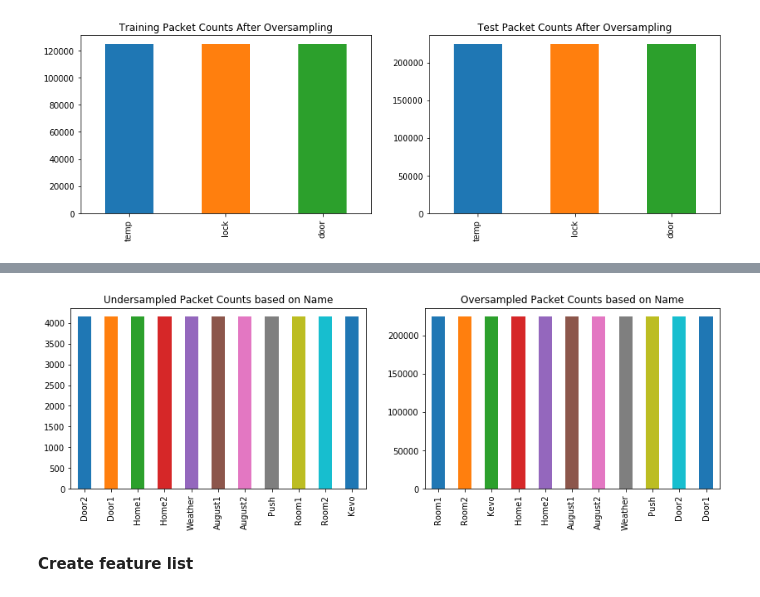
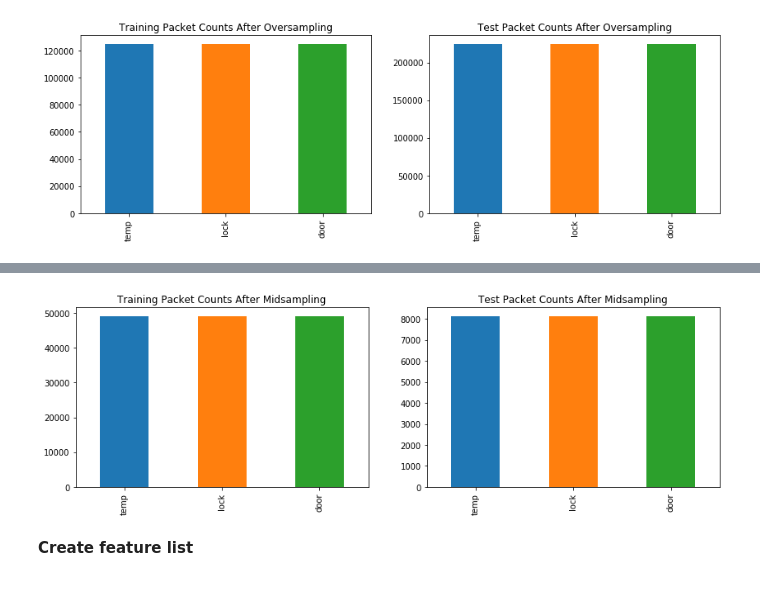
Before and after one commit to 7high/thesis, a Jupyter notebook: ble_data_processing.ipynb, the cells around one changed output, grey strips where cells are left out. Cells and saved outputs as stored; diff of their text form; code cells hidden in the pictures.

```diff
--- a/ble_data_processing.ipynb
+++ b/ble_data_processing.ipynb
@@ -117,15 +110,23 @@ df["Name"].value_counts().plot(kind='bar', title="Unsampled Packet Counts based
 # %%
-category = "Name"
-df_name_undersample = b.resample(df, kind="under", category=category)
-df_name_oversample = b.resample(df, kind="over", category=category)
+# 3rd technique - Random midsampling:
+kind = "mid"
+category = "DeviceType"
+df_train_midsampled = b.resample(df_train, kind=kind, category=category)
+df_test_midsampled = b.resample(df_test, kind=kind, category=category)
 
+
+# Plot changes
 plt.subplots(1, 2, figsize=(14,4))
+
 plt.subplot(1, 2, 1)
-df_name_undersample["Name"].value_counts().plot(kind='bar', title="Undersampled Packet Counts based on Name");
+df_train_midsampled["DeviceType"].value_counts().plot(kind='bar', title="Training Packet Counts After Midsampling");
+
 plt.subplot(1, 2, 2)
-df_name_oversample["Name"].value_counts().plot(kind='bar', title="Oversampled Packet Counts based on Name");
+df_test_midsampled["DeviceType"].value_counts().plot(kind='bar', title="Test Packet Counts After Midsampling");
+
+df_midsample = pd.concat([df_train_midsampled, df_test_midsampled], axis=0)
 # %% [output]
-[figure, old version]
+[figure, new version]
 # %% [markdown]
 **Create feature list**
 # %%
```
Also changed, not shown: parts of 3 cells of this notebook.
